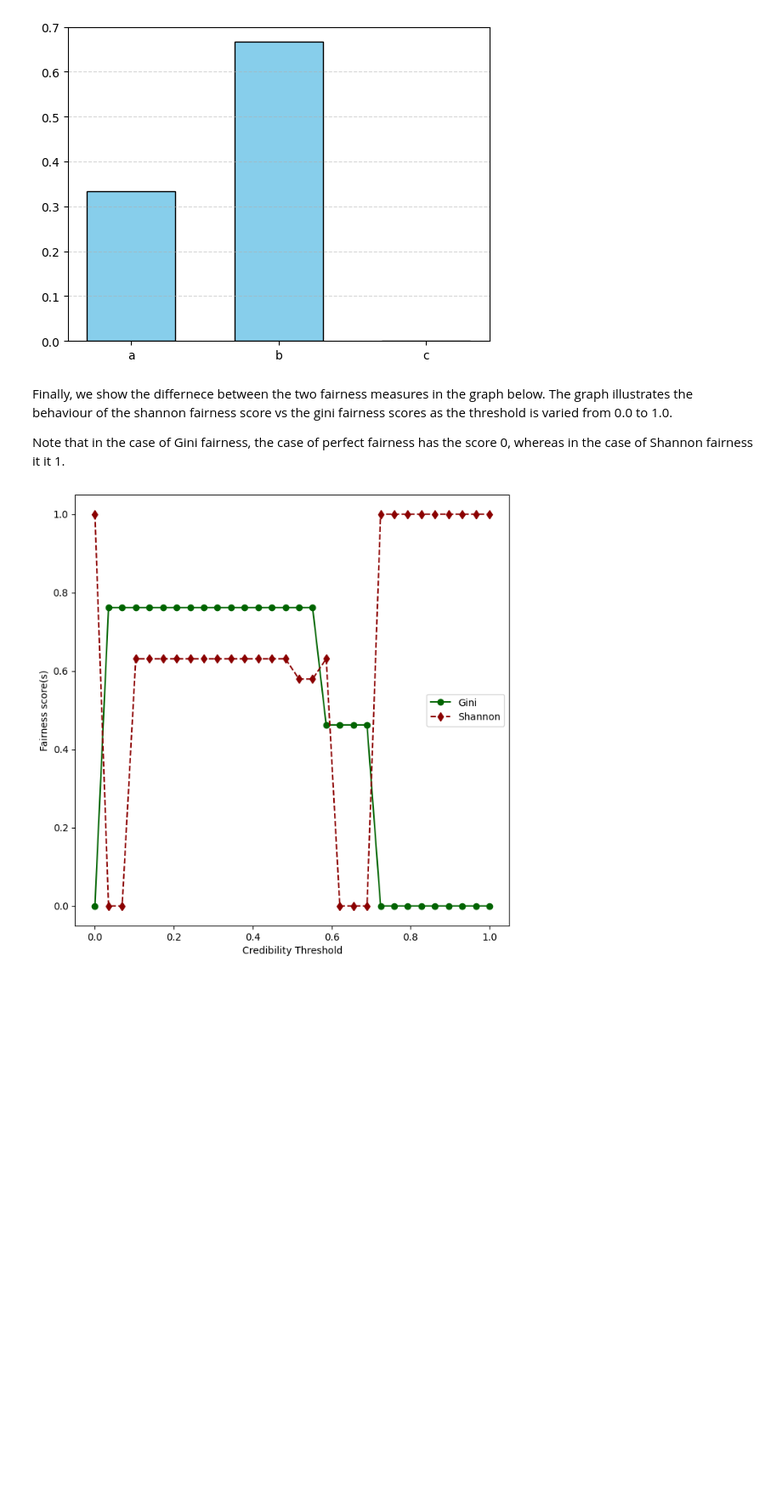
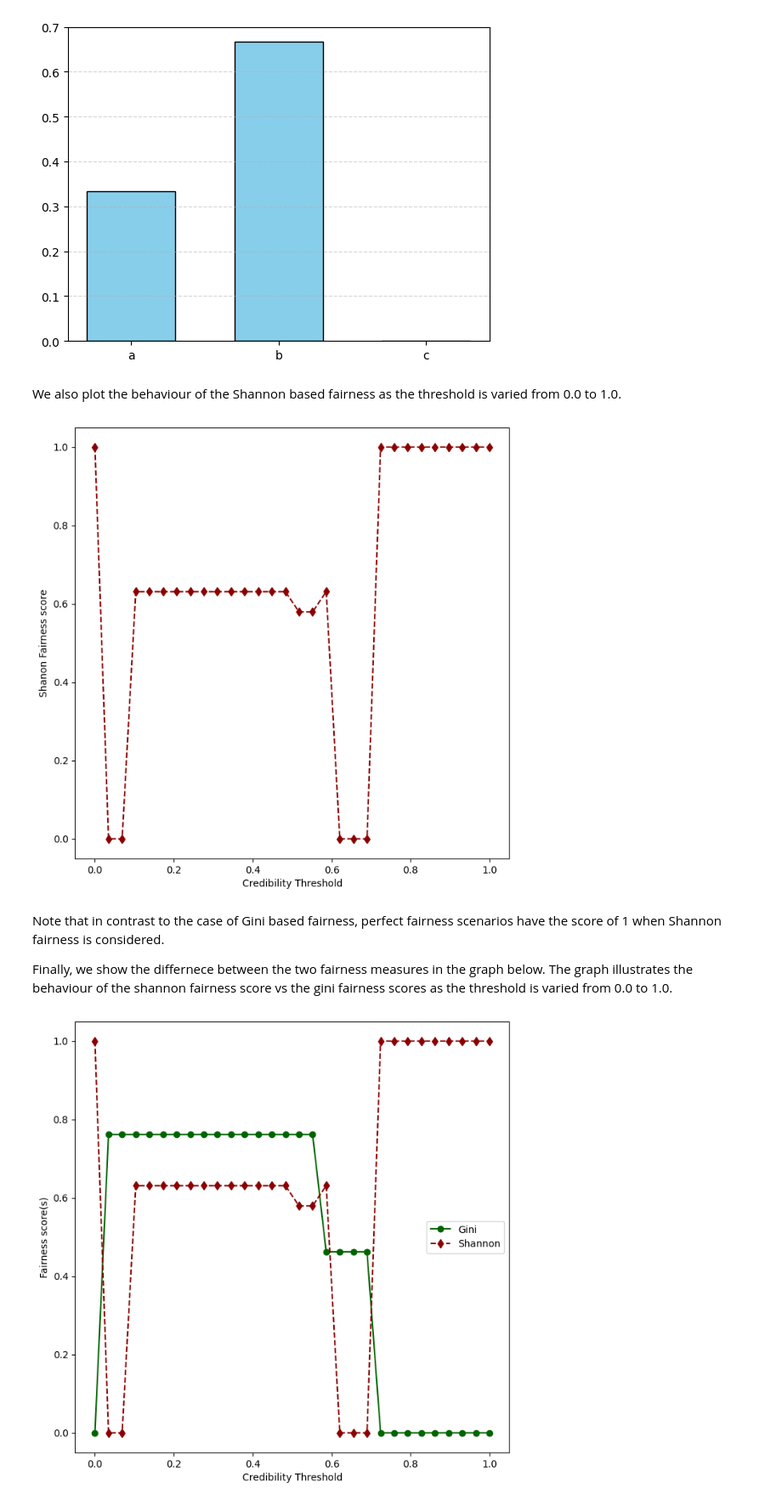
Before and after one commit to TimKam/Quantitative-Bipolar-Argumentation, a Jupyter notebook: qbaf_solf/SOLF_notebook.ipynb, the cells around one changed output. Shown at 85% size. Cells and saved outputs as stored; diff of their text form; code cells hidden in the pictures; blank space fills up the shorter version.

```diff
--- a/qbaf_solf/SOLF_notebook.ipynb
+++ b/qbaf_solf/SOLF_notebook.ipynb
@@ -310,11 +310,25 @@ plt.grid(axis="y", linestyle="--", alpha=0.5)
 plt.show()
 # %% [output]
 [figure]
+# %% [markdown]
+We also plot the behaviour of the Shannon based fairness as the threshold is varied from 0.0 to 1.0.
+# %%
+x_axis = np.linspace(0.0, 1.0, 30)
+
+y_axis_shannon = [calculate_shannon_fairness([Q, Q_1, Q_2], ['a', 'b', 'c'], x) for x in x_axis]
+
+plt.figure(figsize=(8, 8))
+plt.xlabel('Credibility Threshold')
+plt.ylabel('Shanon Fairness score')
+plt.plot(x_axis, y_axis_shannon, c='darkred', linestyle='dashed', marker='d')
+plt.show()
+# %% [output]
+[figure, added]
 # %% [markdown]
+Note that in contrast to the case of Gini based fairness, perfect fairness scenarios have the score of 1 when Shannon fairness is considered.
+
 Finally, we show the differnece between the two fairness measures in the graph below.
 The graph illustrates the behaviour of the shannon fairness score vs the gini fairness scores as the threshold is varied from 0.0 to 1.0.
-
-Note that in the case of Gini fairness, the case of perfect fairness has the score 0, whereas in the case of Shannon fairness it it 1.
 # %%
 x_axis = np.linspace(0.0, 1.0, 30)
 
```
Also changed, not shown: parts of 11 cells of this notebook.
